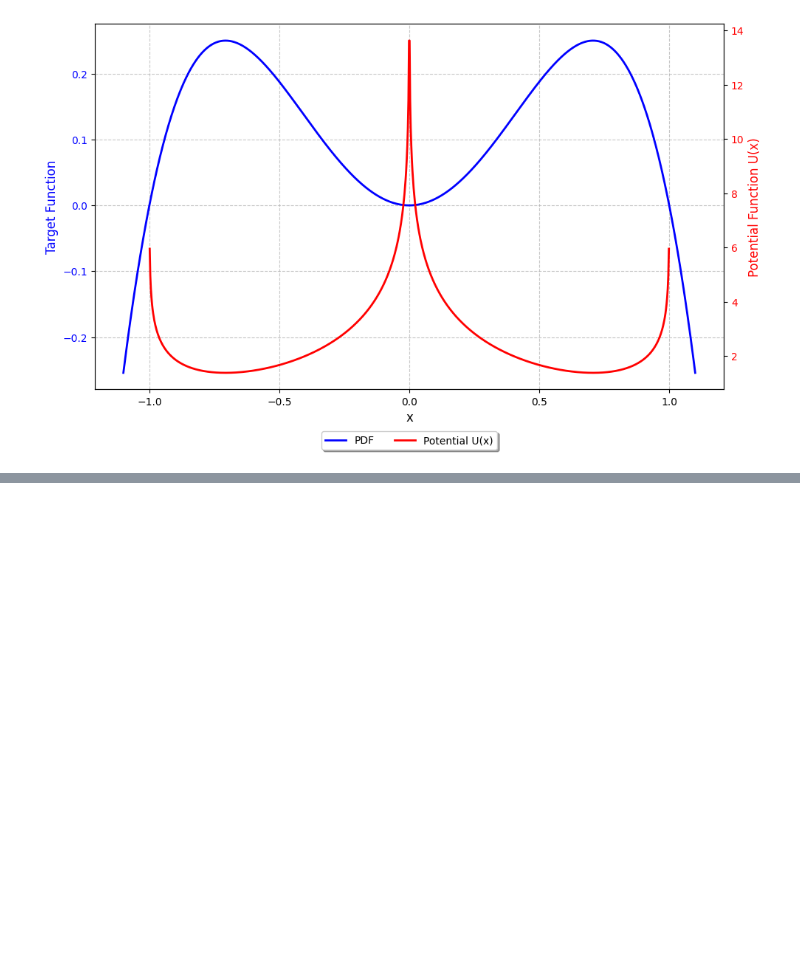
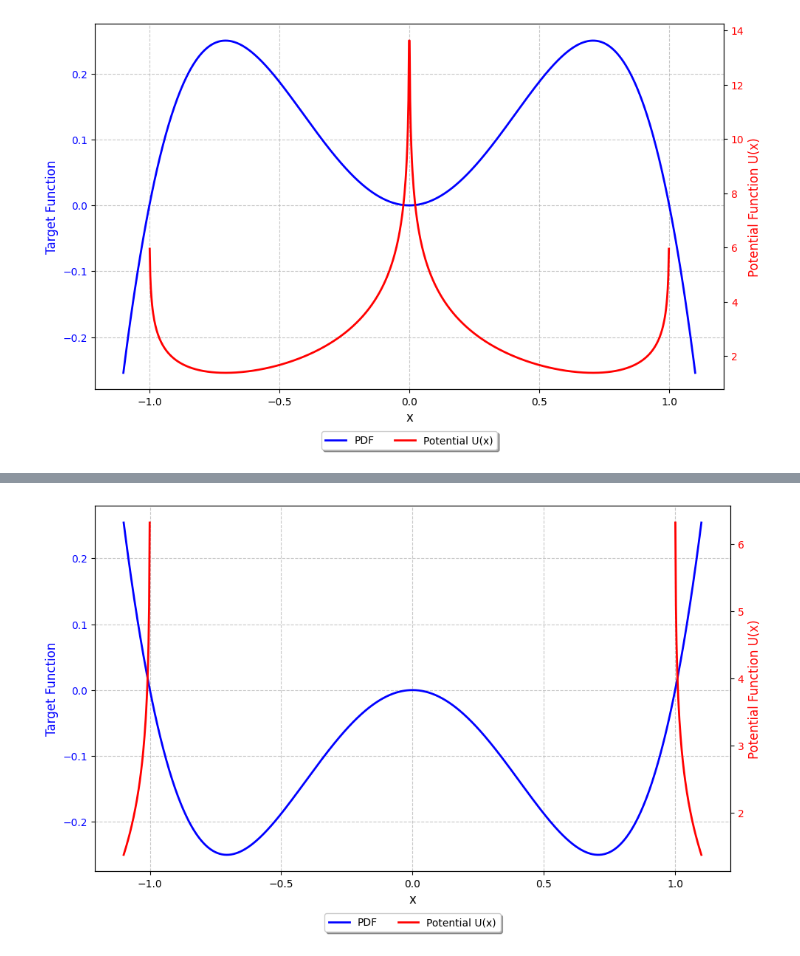
Before and after one commit to hashansl/learning, a Jupyter notebook: statistics/Bayesian/task-2 adam/mala_test.ipynb, the cells around one changed output, grey strips where cells are left out. Cells and saved outputs as stored; diff of their text form; code cells hidden in the pictures; blank space fills up the shorter version.

```diff
--- a/statistics/Bayesian/task-2 adam/mala_test.ipynb
+++ b/statistics/Bayesian/task-2 adam/mala_test.ipynb
@@ -281,3 +304,0 @@ Acceptance rate: 0.53
-# %%
-def target_function(x): # PDF in our case
-    return  -(x**2 * (x**2 - 1))
@@ -440,5 +304,0 @@ plt.show()
-# %%
-# potential function in MCMC
-def potential_function(x):
-    """Calculate the potential function U(x) = -log(f(x))."""
-    return -np.log(-x**2 * (x**2 - 1))
@@ -1246,0 +324,47 @@ Max: 1.4059
+# %%
+def target_function(x): # PDF in our case
+    return x**2 * (x**2 - 1)
+
+def potential_function(x): # Potential function
+    return -np.log(target_function(x))
+
+# Calculate PDF and potential function
+x = np.linspace(-1.1, 1.1, 1000)
+y = target_function(x)
+potential_values = potential_function(x)
+
+# Create figure with two y-axes
+fig, ax1 = plt.subplots(figsize=(10, 6))
+
+# Plot PDF on the left y-axis
+ax1.set_xlabel('x', fontsize=12)
+ax1.set_ylabel('Target Function', color='blue', fontsize=12)
+ax1.plot(x, y, 'b-', linewidth=2, label='PDF')
+ax1.tick_params(axis='y', labelcolor='blue')
+
+# Create a second y-axis for the potential function
+ax2 = ax1.twinx()
+ax2.set_ylabel('Potential Function U(x)', color='red', fontsize=12)
+ax2.plot(x, potential_values, 'r-', linewidth=2, label='Potential U(x)')
+ax2.tick_params(axis='y', labelcolor='red')
+
+# Add title and grid
+# plt.title(f'Normal Distribution: PDF and Potential Function (μ={mu}, σ={sigma})', fontsize=14)
+ax1.grid(True, linestyle='--', alpha=0.7)
+
+# Add legends
+lines1, labels1 = ax1.get_legend_handles_labels()
+lines2, labels2 = ax2.get_legend_handles_labels()
+ax1.legend(lines1 + lines2, labels1 + labels2, loc='upper center', bbox_to_anchor=(0.5, -0.1),
+           ncol=2, fancybox=True, shadow=True)
+
+# Add formula annotations
+# plt.figtext(0.15, 0.02, r'PDF(x) = $\frac{1}{\sigma\sqrt{2\pi}} e^{-\frac{(x-\mu)^2}{2\sigma^2}}$', fontsize=10)
+# plt.figtext(0.65, 0.02, r'U(x) = $\frac{(x-\mu)^2}{2\sigma^2}$', fontsize=10)
+
+plt.tight_layout()
+plt.subplots_adjust(bottom=0.15)  # Make room for formula annotations
+# plt.savefig('normal_distribution_potential.png', dpi=300, bbox_inches='tight')
+plt.show()
+# %% [output]
+[figure, added]
```
Also changed, not shown: parts of 51 cells of this notebook, 3 other files.
